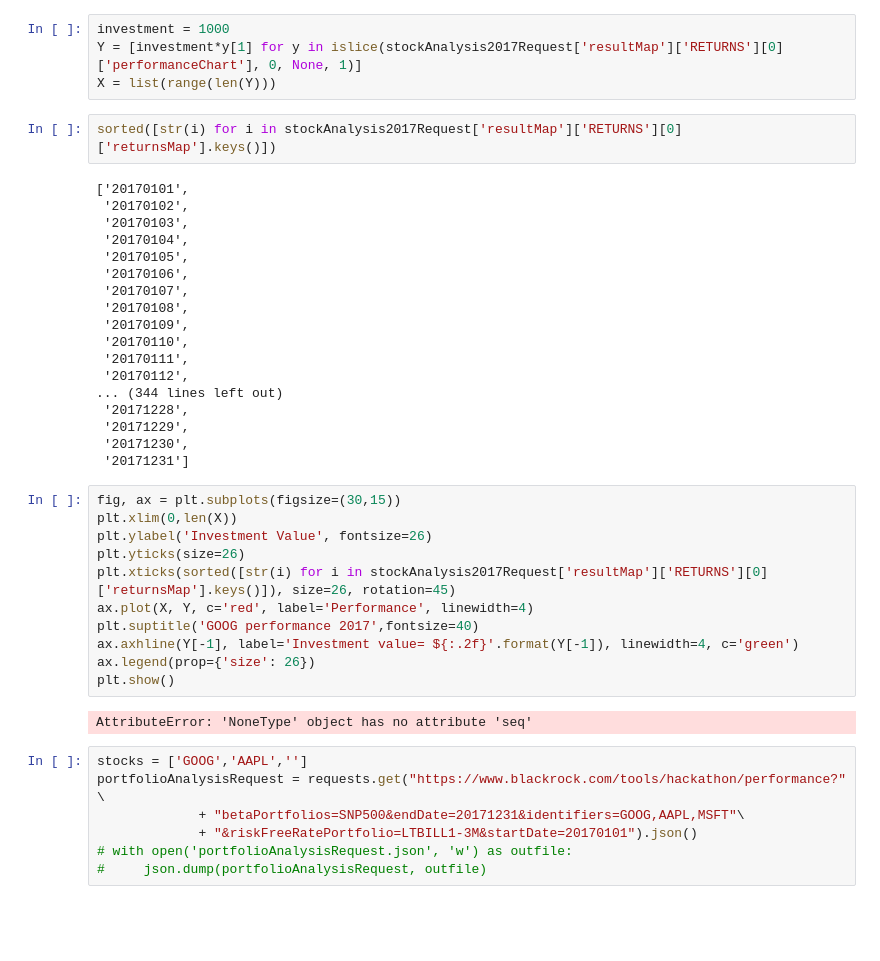
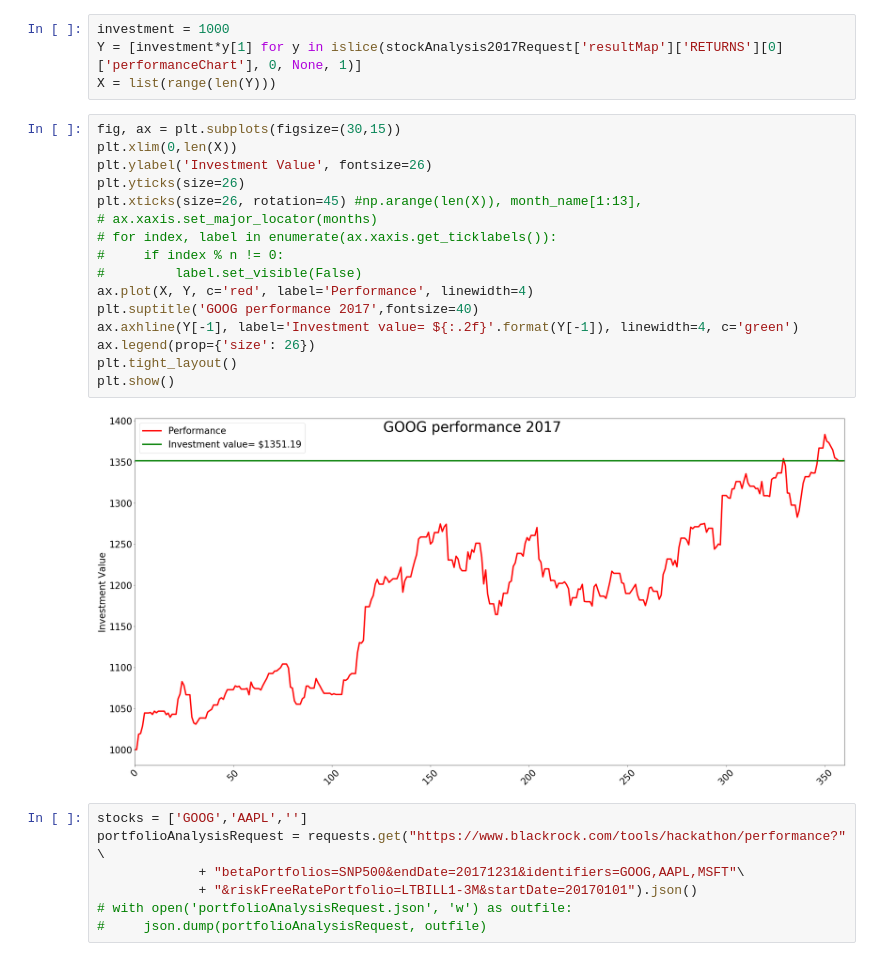
Before and after one commit to jean-tu/botbucks, a Jupyter notebook: PullingDataFromAladdin.ipynb, the cells around one changed output. Saved outputs shown, nothing was run; the diff lists cells and outputs as text; blank space fills up the shorter version.

```diff
--- a/PullingDataFromAladdin.ipynb
+++ b/PullingDataFromAladdin.ipynb
@@ -30,39 +35,24 @@ stockAnalysis2017Request = requests.get("https://www.blackrock.com/tools/hackath
 investment = 1000
 Y = [investment*y[1] for y in islice(stockAnalysis2017Request['resultMap']['RETURNS'][0]['performanceChart'], 0, None, 1)]
 X = list(range(len(Y)))
-# %%
-sorted([str(i) for i in stockAnalysis2017Request['resultMap']['RETURNS'][0]['returnsMap'].keys()])
-# %% [output]
-['20170101',
- '20170102',
- '20170103',
- '20170104',
- '20170105',
- '20170106',
- '20170107',
- '20170108',
- '20170109',
- '20170110',
- '20170111',
- '20170112',
-... (344 lines left out)
- '20171228',
- '20171229',
- '20171230',
- '20171231']
 # %%
 fig, ax = plt.subplots(figsize=(30,15))
 plt.xlim(0,len(X))
 plt.ylabel('Investment Value', fontsize=26)
 plt.yticks(size=26)
-plt.xticks(sorted([str(i) for i in stockAnalysis2017Request['resultMap']['RETURNS'][0]['returnsMap'].keys()]), size=26, rotation=45)
+plt.xticks(size=26, rotation=45) #np.arange(len(X)), month_name[1:13],
+# ax.xaxis.set_major_locator(months)
+# for index, label in enumerate(ax.xaxis.get_ticklabels()):
+#     if index % n != 0:
+#         label.set_visible(False)
 ax.plot(X, Y, c='red', label='Performance', linewidth=4)
 plt.suptitle('GOOG performance 2017',fontsize=40)
 ax.axhline(Y[-1], label='Investment value= ${:.2f}'.format(Y[-1]), linewidth=4, c='green')
 ax.legend(prop={'size': 26})
+plt.tight_layout()
 plt.show()
 # %% [output]
-AttributeError: 'NoneType' object has no attribute 'seq'
+[figure, added]
 # %%
 stocks = ['GOOG','AAPL','']
 portfolioAnalysisRequest = requests.get("https://www.blackrock.com/tools/hackathon/performance?" \
```
Also changed, not shown: parts of 8 cells of this notebook, 2 other files.
